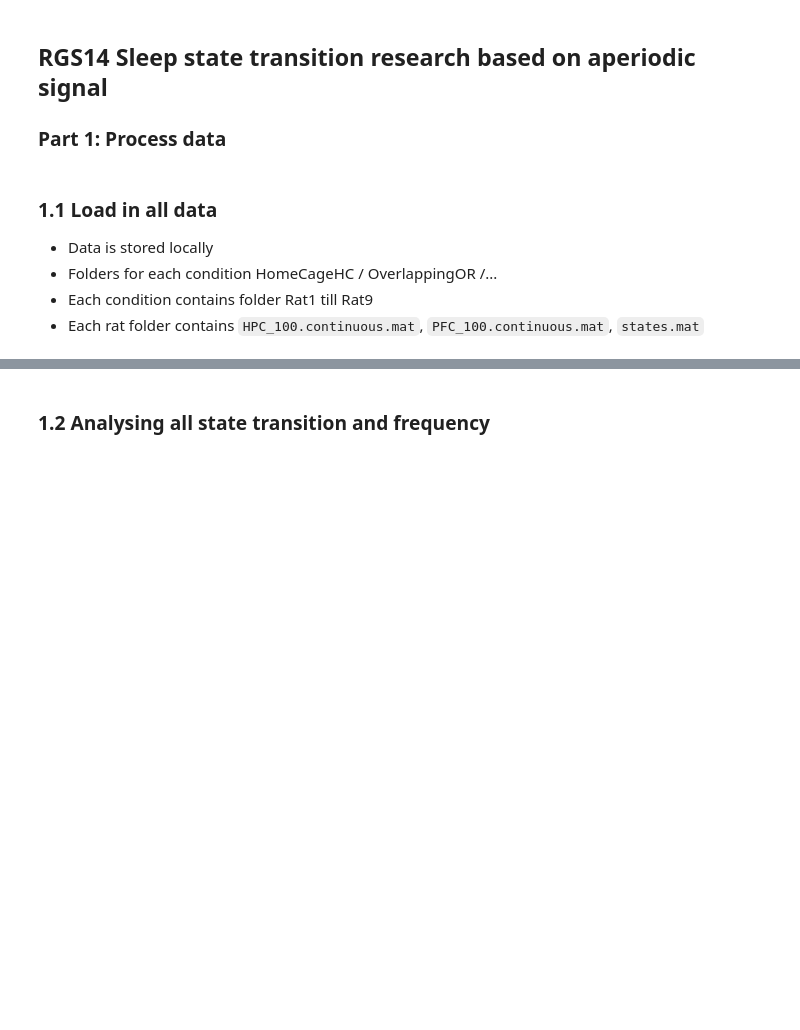
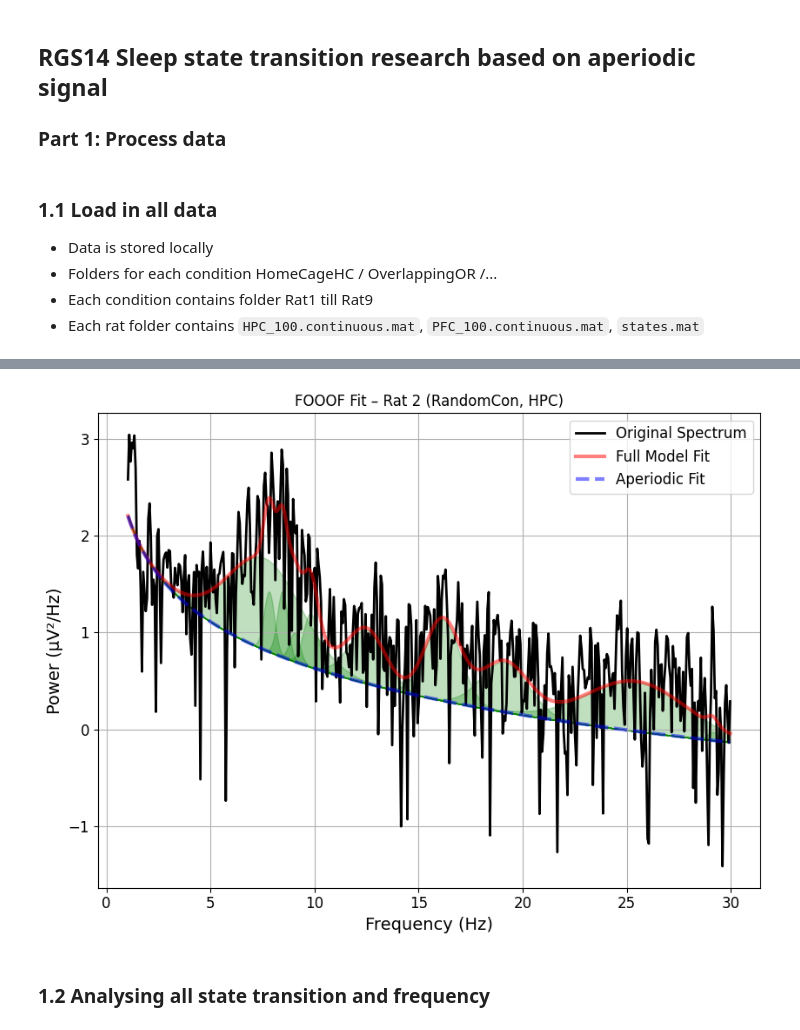
Before and after one commit to AbdelRayan/AutomaticSleepScoring, a Jupyter notebook: Remolo/main.ipynb, the cells around one changed output, grey strips where cells are left out. Drawn from its saved outputs; the diff is of its cells as text; code cells hidden in the pictures; blank space fills up the shorter version.

```diff
--- a/Remolo/main.ipynb
+++ b/Remolo/main.ipynb
@@ -96,3 +152,55 @@ Successfully loaded data for conditions: ['HomeCageHC', 'OverlappingOR']
+# %%
+import os
+import numpy as np
+import matplotlib.pyplot as plt
+from scipy import io, signal
+from fooof import FOOOF
+
+
+BASE_DATA_DIR = "./data"
+CONDITIONS_DIR_NAMES = ['HomeCageHC', "OverlappingOR", "RandomCon", "StableCondOD"]
+CONTROL_RATS = [1, 2, 6, 9]
+RGS_RATS = [3, 4, 7, 8]
+REGION = "HPC"  # or "PFC"
+SAMPLE_FREQ = 1000
+ADC_SCALE = 0.195
+WINDOW_SEC = 15
+FREQ_RANGE = (1, 30)
+
+
+condition = "RandomCon"
+rat_number = 2
+folder = f"{BASE_DATA_DIR}/{condition}/Rat{rat_number}/Post-Trial5"
+
+
+hpc_data = io.loadmat(os.path.join(folder, "HPC_cleaned.mat"))["HPC_cleaned"].ravel()
+eeg = hpc_data.astype(np.float64) * ADC_SCALE  # convert to µV
+
+
+n_samples = SAMPLE_FREQ * WINDOW_SEC
+start_idx = 50000
+eeg_segment = eeg[start_idx : start_idx + n_samples]
+
+nfft = 1 << (n_samples - 1).bit_length()
+f, Pxx = signal.welch(
+    eeg_segment, fs=SAMPLE_FREQ, window='hamming',
+    nperseg=n_samples, noverlap=n_samples // 2, nfft=nfft,
+    scaling='density'
+)
+
+
+fm = FOOOF(aperiodic_mode='fixed', verbose=False)
+fm.fit(f, Pxx, FREQ_RANGE)
+
+# --- Plot ---
+fm.plot(plot_peaks='shade', add_legend=True)
+plt.title(f"FOOOF Fit – Rat {rat_number} ({condition}, {REGION})")
+plt.xlabel("Frequency (Hz)")
+plt.ylabel("Power (μV²/Hz)")
+plt.tight_layout()
+plt.show()
+# %% [output]
+[figure, added]
 # %% [markdown]
 ### 1.2 Analysing all state transition and frequency
 # %%
```
Also changed, not shown: parts of 19 cells of this notebook, 4 other files.
